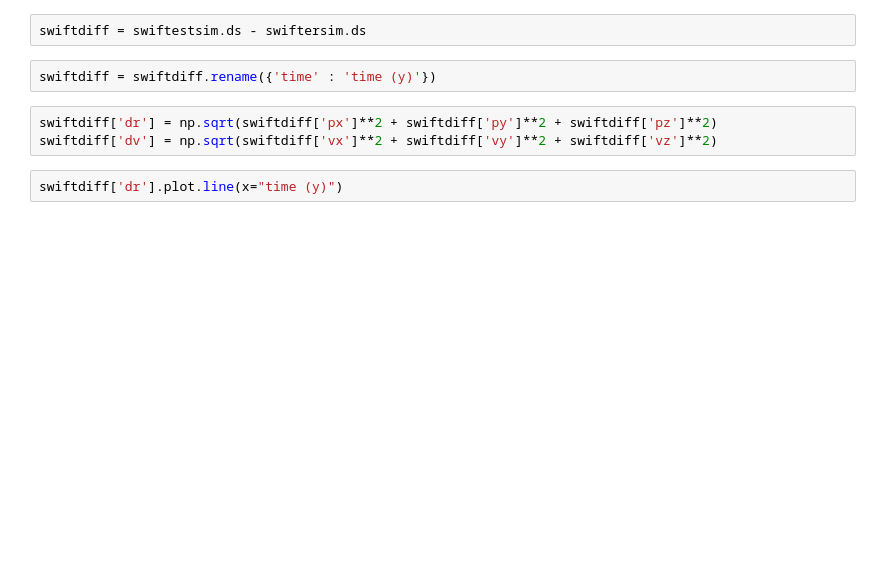
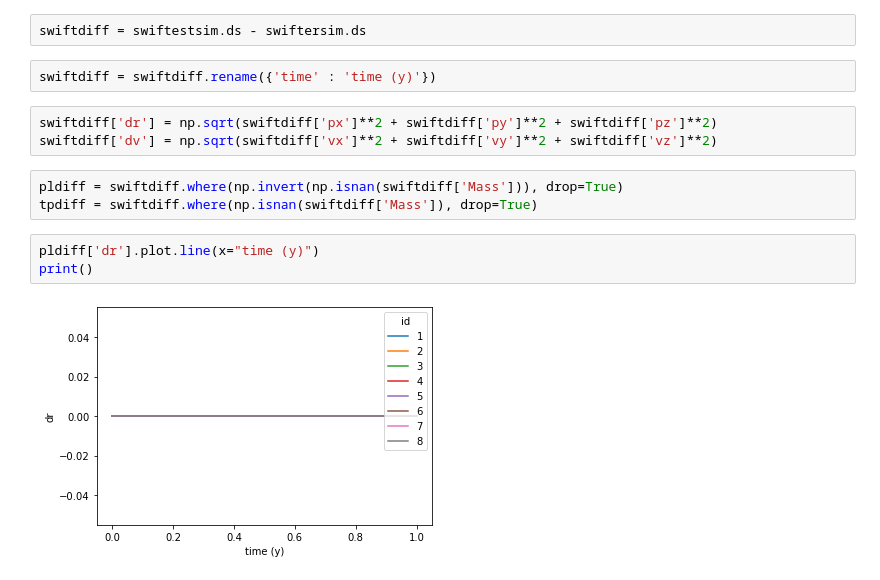
Before and after one commit to MintonGroup/swiftest, a Jupyter notebook: examples/helio_swifter_comparison/swiftest_vs_swifter.ipynb, the cells around one changed output. Cells and saved outputs as stored; diff of their text form; blank space fills up the shorter version.

```diff
--- a/examples/helio_swifter_comparison/swiftest_vs_swifter.ipynb
+++ b/examples/helio_swifter_comparison/swiftest_vs_swifter.ipynb
@@ -18,5 +27,11 @@ swiftdiff = swiftdiff.rename({'time' : 'time (y)'})
 # %%
 swiftdiff['dr'] = np.sqrt(swiftdiff['px']**2 + swiftdiff['py']**2 + swiftdiff['pz']**2)
 swiftdiff['dv'] = np.sqrt(swiftdiff['vx']**2 + swiftdiff['vy']**2 + swiftdiff['vz']**2)
+# %%
+pldiff = swiftdiff.where(np.invert(np.isnan(swiftdiff['Mass'])), drop=True)
+tpdiff = swiftdiff.where(np.isnan(swiftdiff['Mass']), drop=True)
 # %%
-swiftdiff['dr'].plot.line(x="time (y)")
+pldiff['dr'].plot.line(x="time (y)")
+print()
+# %% [output]
+[figure, added]
```
Also changed, not shown: parts of 8 cells of this notebook, 11 other files.
